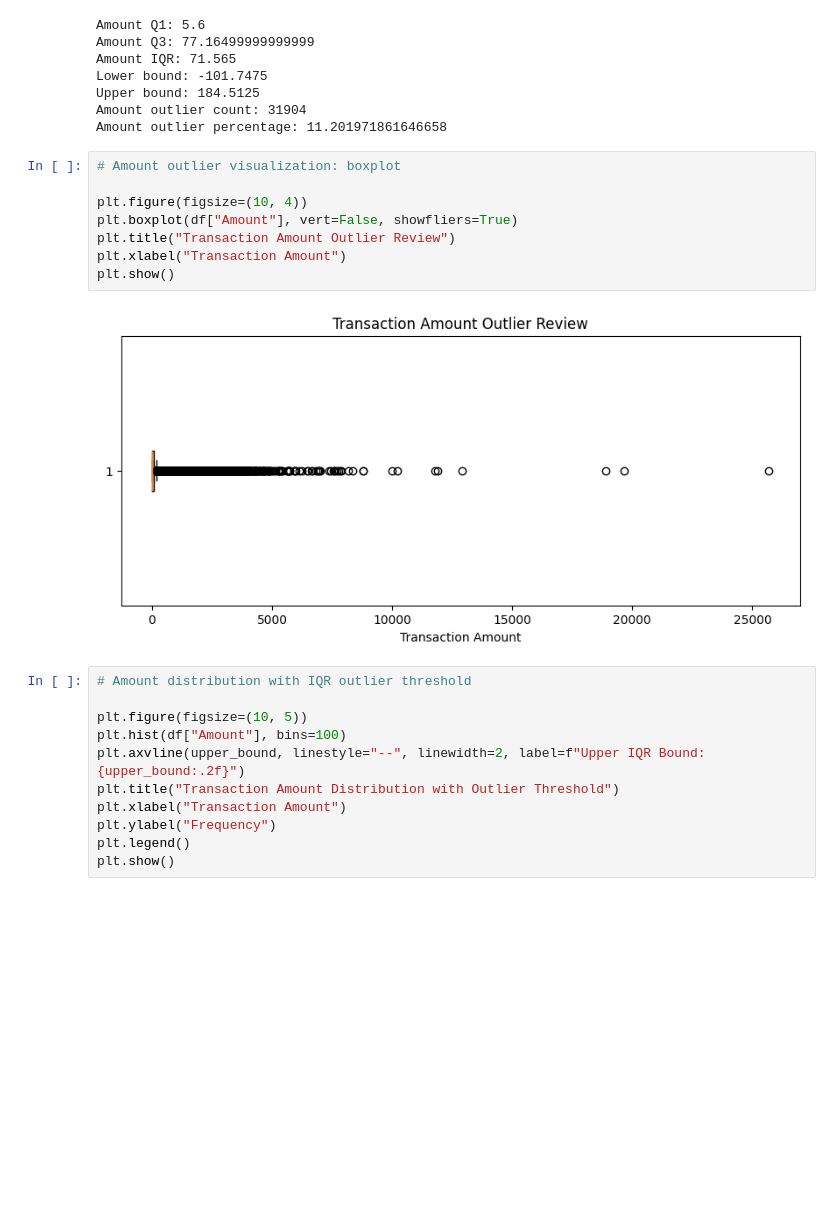
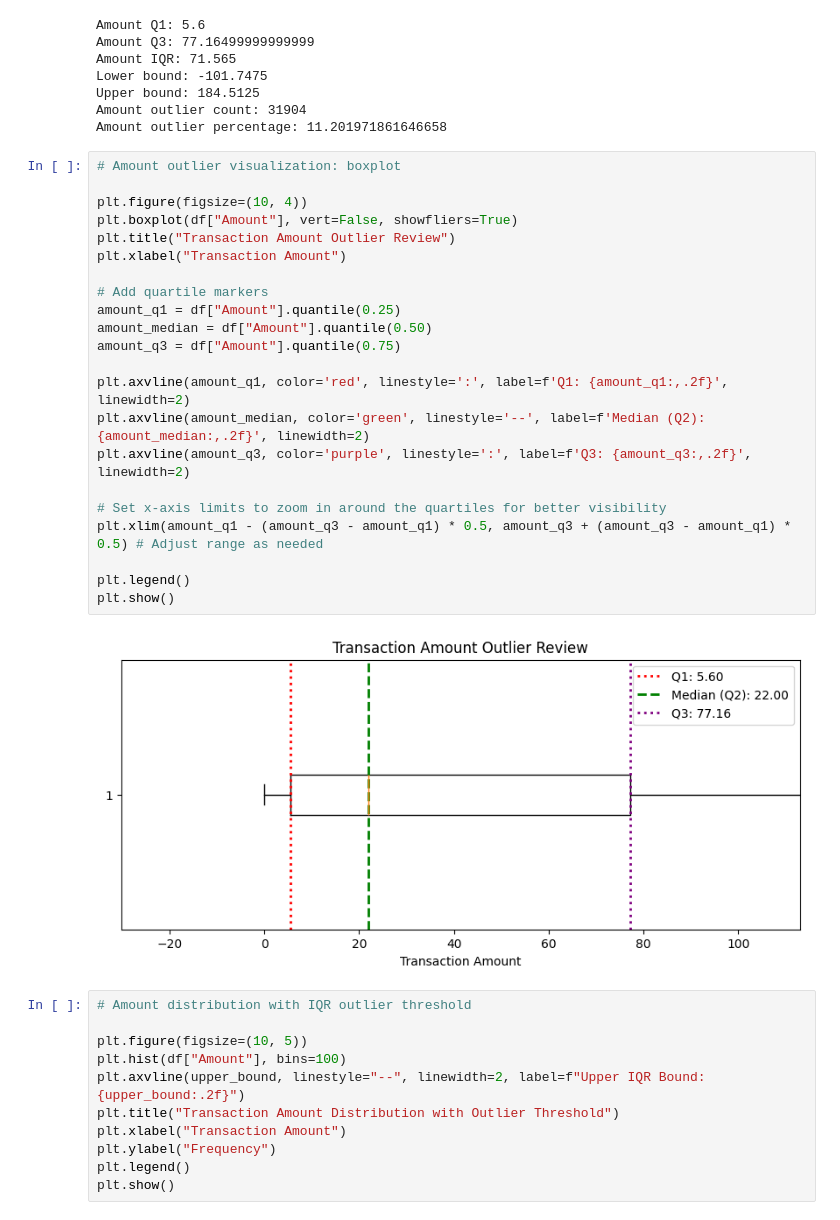
Before and after one commit to parviza9999/Credit-Card-Fraud-Detection-, a Jupyter notebook: notebooks/01_complete_eda_credit_card_fraud.ipynb, the cells around one changed output. Saved outputs shown, nothing was run; the diff lists cells and outputs as text; blank space fills up the shorter version.

```diff
--- a/notebooks/01_complete_eda_credit_card_fraud.ipynb
+++ b/notebooks/01_complete_eda_credit_card_fraud.ipynb
@@ -423,16 +433,30 @@ Lower bound: -101.7475
 Upper bound: 184.5125
 Amount outlier count: 31904
 Amount outlier percentage: 11.201971861646658
-# %%
-# Amount outlier visualization: boxplot
-
-plt.figure(figsize=(10, 4))
-plt.boxplot(df["Amount"], vert=False, showfliers=True)
-plt.title("Transaction Amount Outlier Review")
-plt.xlabel("Transaction Amount")
-plt.show()
-# %% [output]
-[figure, removed]
+# %%
+# Amount outlier visualization: boxplot
+
+plt.figure(figsize=(10, 4))
+plt.boxplot(df["Amount"], vert=False, showfliers=True)
+plt.title("Transaction Amount Outlier Review")
+plt.xlabel("Transaction Amount")
+
+# Add quartile markers
+amount_q1 = df["Amount"].quantile(0.25)
+amount_median = df["Amount"].quantile(0.50)
+amount_q3 = df["Amount"].quantile(0.75)
+
+plt.axvline(amount_q1, color='red', linestyle=':', label=f'Q1: {amount_q1:,.2f}', linewidth=2)
+plt.axvline(amount_median, color='green', linestyle='--', label=f'Median (Q2): {amount_median:,.2f}', linewidth=2)
+plt.axvline(amount_q3, color='purple', linestyle=':', label=f'Q3: {amount_q3:,.2f}', linewidth=2)
+
+# Set x-axis limits to zoom in around the quartiles for better visibility
+plt.xlim(amount_q1 - (amount_q3 - amount_q1) * 0.5, amount_q3 + (amount_q3 - amount_q1) * 0.5) # Adjust range as needed
+
+plt.legend()
+plt.show()
+# %% [output]
+[figure, added]
 # %%
 # Amount distribution with IQR outlier threshold
 
```
Also changed, not shown: parts of 2 cells of this notebook.
